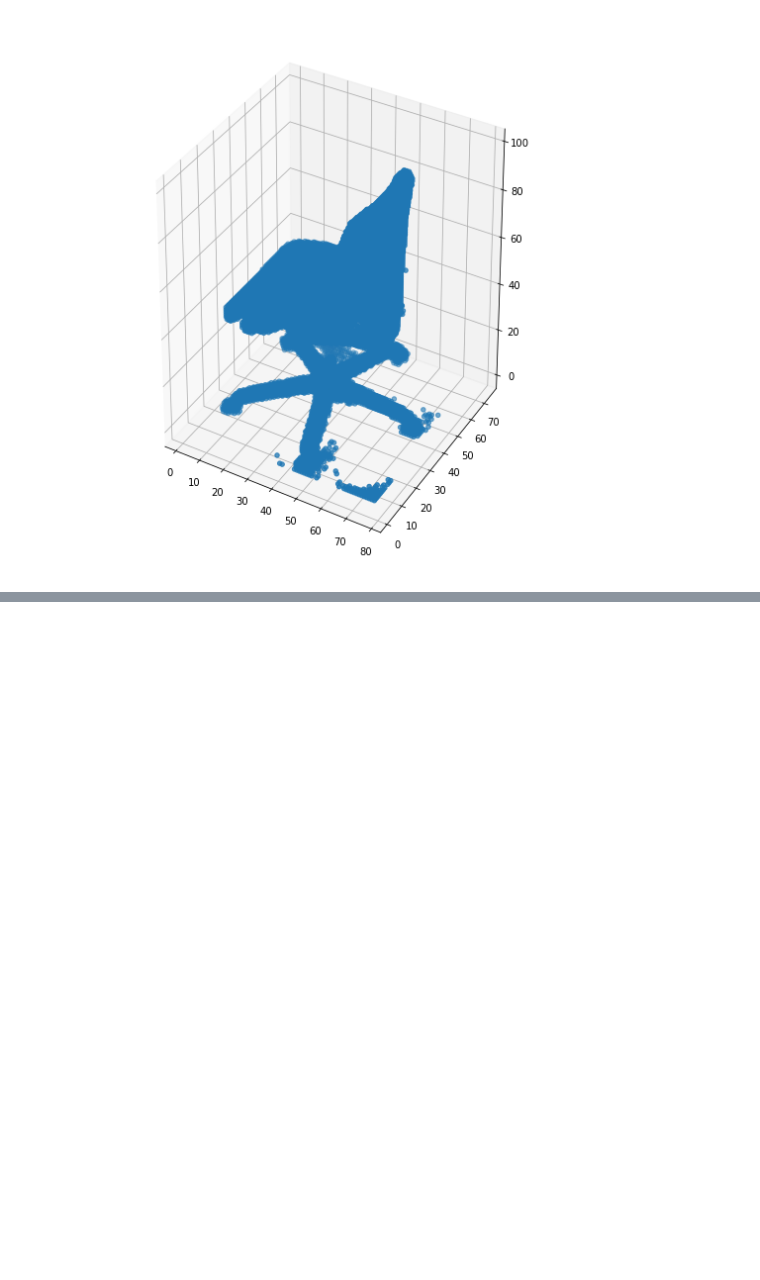
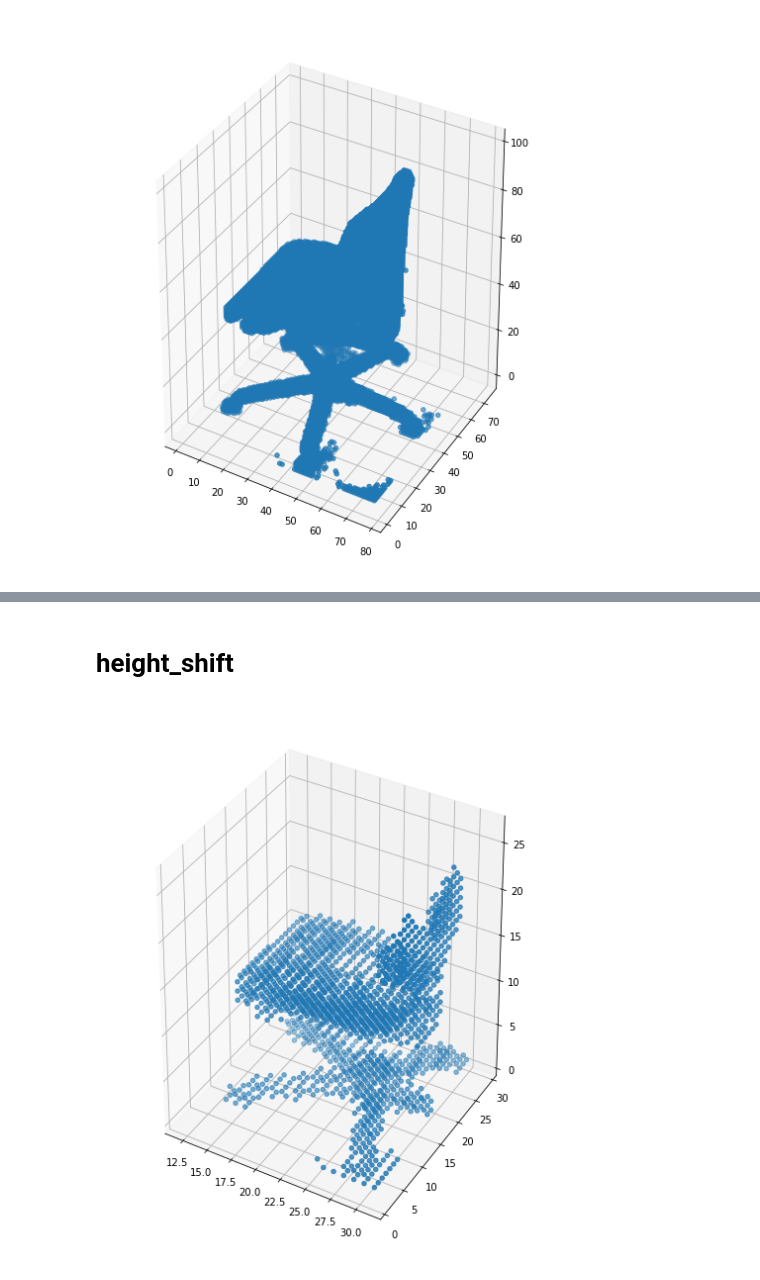
Before and after one commit to keras-team/keras-contrib, a Jupyter notebook: keras_contrib/preprocessing/data_arguments_confirm.ipynb, the cells around one changed output, grey strips where cells are left out. Saved outputs shown, nothing was run; the diff lists cells and outputs as text; code cells hidden in the pictures; blank space fills up the shorter version.

```diff
--- a/keras_contrib/preprocessing/data_arguments_confirm.ipynb
+++ b/keras_contrib/preprocessing/data_arguments_confirm.ipynb
@@ -113,0 +146,14 @@ plt.draw()
+# %% [markdown]
+# height_shift
+# %%
+x, ax = initialize(np_pc2)
+
+for r in range(rounds):
+    for i in range(x.shape[0]):
+        ax[i + r * x.shape[0]]  = image_3d.random_transform(x[i], height_shift_range=0.5,
+                                                            row_axis=2, col_axis=3, depth_axis=4, channel_axis=1)
+    x = ax
+
+show_voxel(x)
+# %% [output]
+[figure, added]
```
Also changed, not shown: parts of 19 cells of this notebook.
